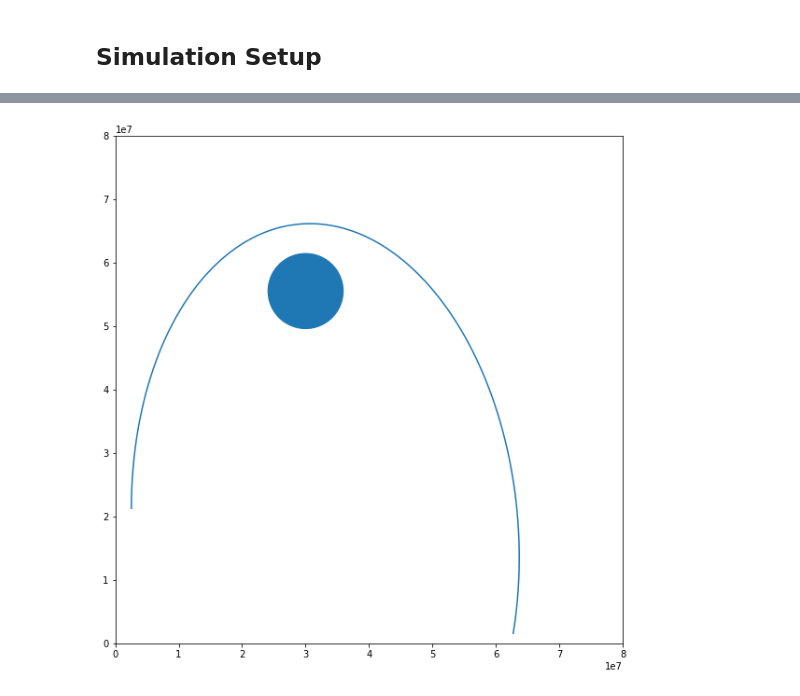
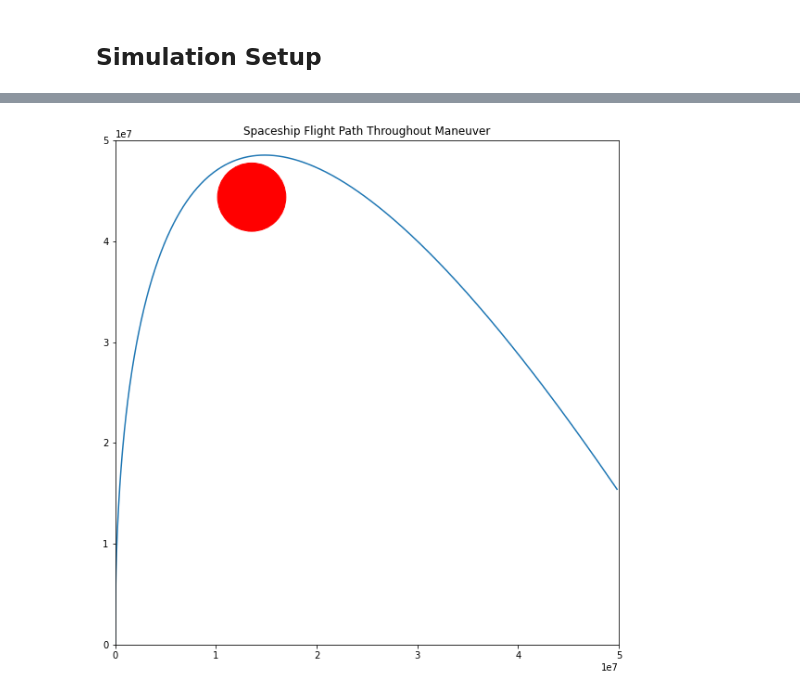
Before and after one commit to AAWorks/gravity-assist, a Jupyter notebook: main.ipynb, the cells around one changed output, grey strips where cells are left out. Cells and saved outputs as stored; diff of their text form; code cells hidden in the pictures.

```diff
--- a/main.ipynb
+++ b/main.ipynb
@@ -33,3 +25,10 @@ threshold = 1  # 1
+# %%
+M_planet = 6.39e23  # 6.39e23
+M_spacecraft = 5.05e4  # 5.05e4
+V_spacecraft = 1.36e3  # 1.36e3
+R_planet = 3.3895e6  # 3.3895e6
+planet_starting_x_dist = 4 * R_planet  # 4 * R_planet
+threshold = 1e3  # 1e3
 # %% [markdown]
 ## Simulation Setup
 # %%
@@ -72,13 +62,27 @@ Spaceship(Mass=10000.0, Vy=100, Vx=0)
 # %%
+spaceship = Spaceship(M_spacecraft, V_spacecraft)
+spaceship._loc = Point(0, 0)
+spaceship._path = [spaceship._loc.coordinates]
+
+print("PRE-SIM")
+print(f"Starting Spaceship Values (kg, m/s): {spaceship}")
+print(f"Starting Planet Values (kg, m): {planet}")
+
+s = 0
 while (
         spaceship.location.distance_to(planet.origin) <= distance_from_spaceship
         and not spaceship.crashed
     ):
     spaceship.move(planet)
+    s += 1
 
 final_heading = spaceship.get_heading_change()
 final_velocity = spaceship.velocity
 
+print("\nSIM RESULTS")
 print(f"Spaceship Crashed: {spaceship.crashed}")
-print(f"Heading: {final_heading}\nVelocity: {final_velocity}")
+print(f"Time for Maneuver (s): {s}")
+print(f"Time for Maneuver (hr): {round(s / 60 / 60, 2)}")
+print(f"Heading Change (Degrees): {final_heading}")
+print(f"Final Velocity (m/s): {final_velocity}")
 # %% [output]
@@ -88,14 +99,16 @@ Velocity: 66.88326442482223
 # %%
 fig, ax = plt.subplots(figsize=(10,10))
-circle = patches.Circle(planet.origin.coordinates, planet.radius)
+circle = patches.Circle(planet.origin.coordinates, planet.radius, color='r')
 
 ax.add_patch(circle)
-ax.plot(*zip(*spaceship._path))
+ax.plot(*zip(*spaceship.path))
 
-ax.set_xlim(0, 80000000)
-ax.set_ylim(0, 80000000)
+ax.set_xlim(0, 50_000_000)
+ax.set_ylim(0, 50_000_000)
 ax.set_aspect('equal')
 
+ax.set_title("Spaceship Flight Path Throughout Maneuver")
+
 plt.show()
 # %% [output]
-[figure, old version]
+[figure, new version]
```
Also changed, not shown: parts of 5 cells of this notebook, 1 other file.
